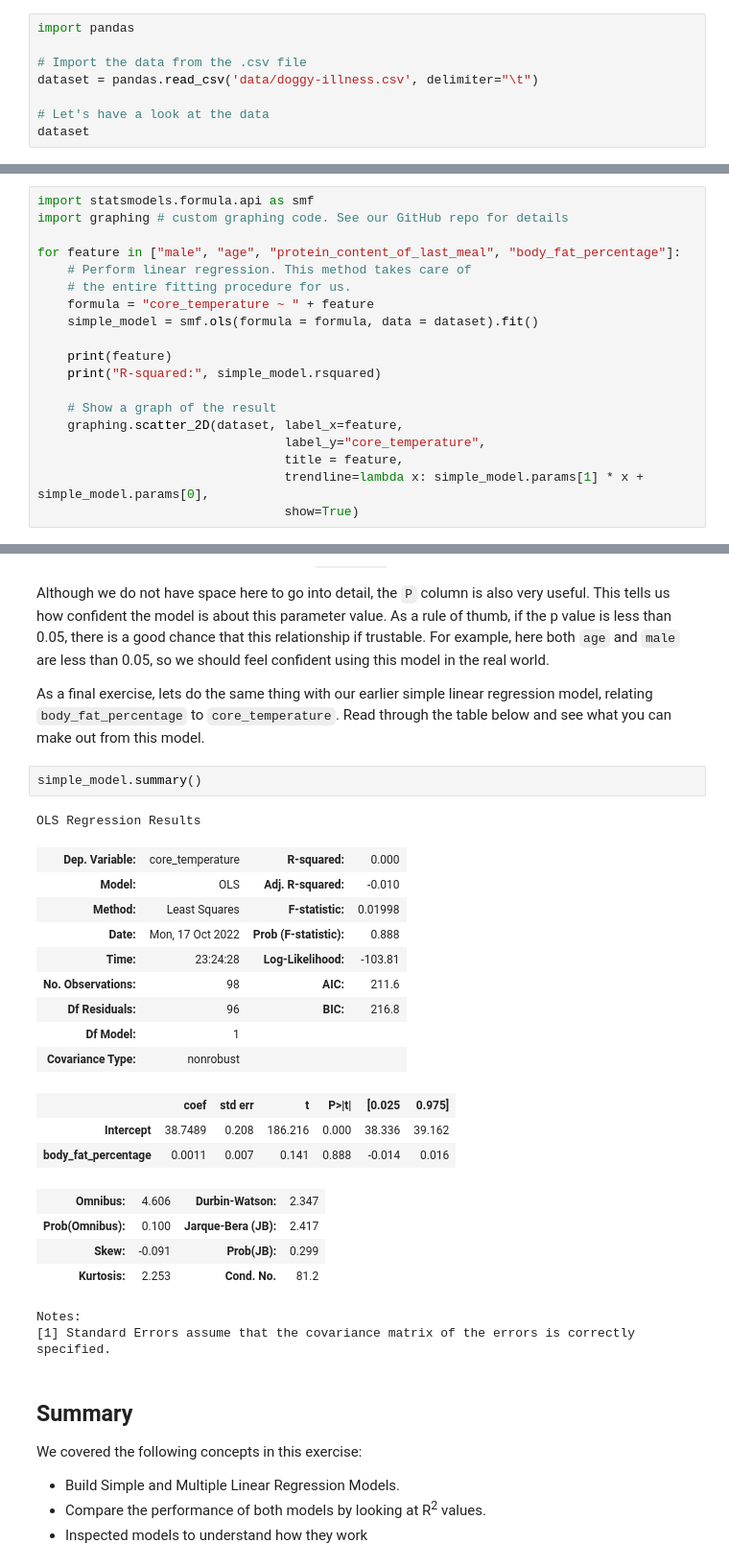
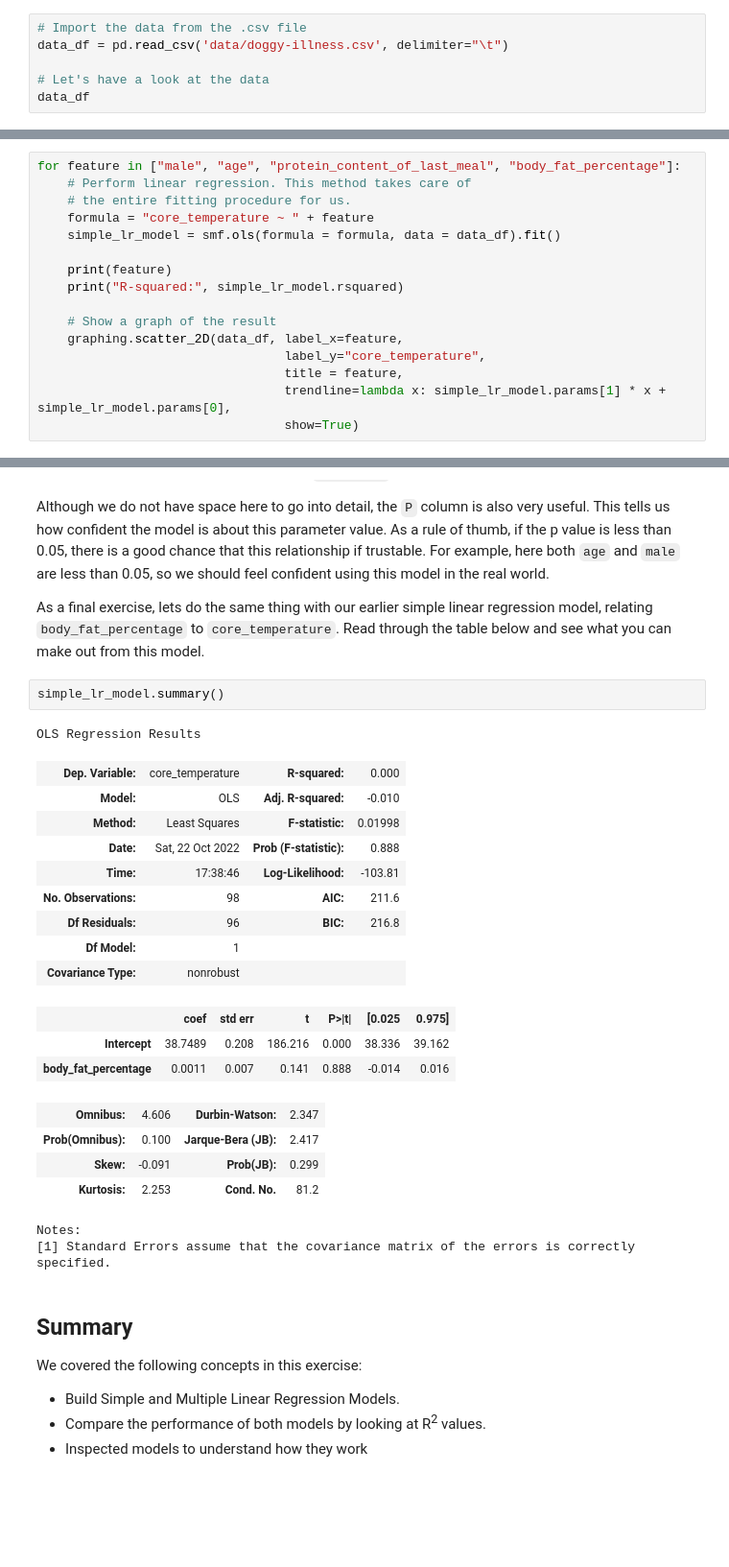
Before and after one commit to iliyaML/ms-machine-learning, a Jupyter notebook: regression/1a5_Train_a_Multiple_Linear_Regression_Model.ipynb, the cells around one changed output, grey strips where cells are left out. Shown at 96% size. Cells and saved outputs as stored; diff of their text form; blank space fills up the shorter version.

```diff
--- a/regression/1a5_Train_a_Multiple_Linear_Regression_Model.ipynb
+++ b/regression/1a5_Train_a_Multiple_Linear_Regression_Model.ipynb
@@ -28,11 +35,9 @@ Saving to: 'data/doggy-illness.csv'
 # %%
-import pandas
-
 # Import the data from the .csv file
-dataset = pandas.read_csv('data/doggy-illness.csv', delimiter="\t")
+data_df = pd.read_csv('data/doggy-illness.csv', delimiter="\t")
 
 # Let's have a look at the data
-dataset
+data_df
 # %% [output]
 |  | male | attended_training | age | body_fat_percentage | core_temperature | ate_at_tonys_steakhouse | ... |
 | 0 | 0 | 1 | 6.9 | 38 | 38.423169 | 0 | ... |
@@ -68,23 +71,20 @@ At a glance, fatter, older, and male dogs seem to more commonly have higher temp
 
 Let's try to predict `core_temperature` using simple linear regression, and note the R<sup>2</sup> for these relationships.
 # %%
-import statsmodels.formula.api as smf
-import graphing # custom graphing code. See our GitHub repo for details
-
 for feature in ["male", "age", "protein_content_of_last_meal", "body_fat_percentage"]:
     # Perform linear regression. This method takes care of
     # the entire fitting procedure for us.
     formula = "core_temperature ~ " + feature
-    simple_model = smf.ols(formula = formula, data = dataset).fit()
+    simple_lr_model = smf.ols(formula = formula, data = data_df).fit()
 
     print(feature)
-    print("R-squared:", simple_model.rsquared)
+    print("R-squared:", simple_lr_model.rsquared)
 
     # Show a graph of the result
-    graphing.scatter_2D(dataset, label_x=feature,
+    graphing.scatter_2D(data_df, label_x=feature,
                                  label_y="core_temperature",
                                  title = feature,
-                                 trendline=lambda x: simple_model.params[1] * x + simple_model.params[0],
+                                 trendline=lambda x: simple_lr_model.params[1] * x + simple_lr_model.params[0],
                                  show=True)
 # %% [output]
 male
@@ -181,14 +180,14 @@ Although we do not have space here to go into detail, the `P` column is also ver
 
 As a final exercise, lets do the same thing with our earlier simple linear regression model, relating `body_fat_percentage` to `core_temperature`. Read through the table below and see what you can make out from this model.
 # %%
-simple_model.summary()
+simple_lr_model.summary()
 # %% [output]
 OLS Regression Results
 | Dep. Variable: | core_temperature | R-squared: | 0.000 |
 | Model: | OLS | Adj. R-squared: | -0.010 |
 | Method: | Least Squares | F-statistic: | 0.01998 |
-| Date: | Mon, 17 Oct 2022 | Prob (F-statistic): | 0.888 |
-| Time: | 23:24:28 | Log-Likelihood: | -103.81 |
+| Date: | Sat, 22 Oct 2022 | Prob (F-statistic): | 0.888 |
+| Time: | 17:38:46 | Log-Likelihood: | -103.81 |
 | No. Observations: | 98 | AIC: | 211.6 |
 | Df Residuals: | 96 | BIC: | 216.8 |
 | Df Model: | 1 |  |  |
```
Also changed, not shown: parts of 6 cells of this notebook, 2 other files.
